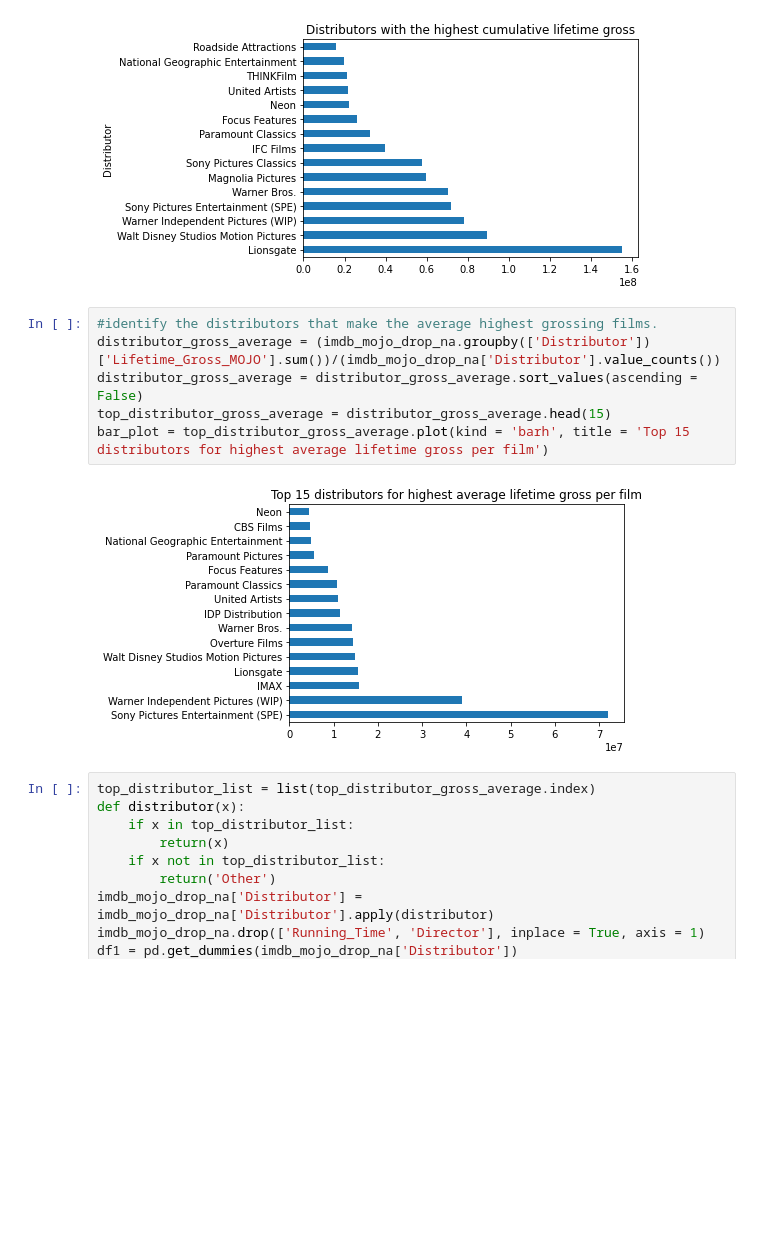
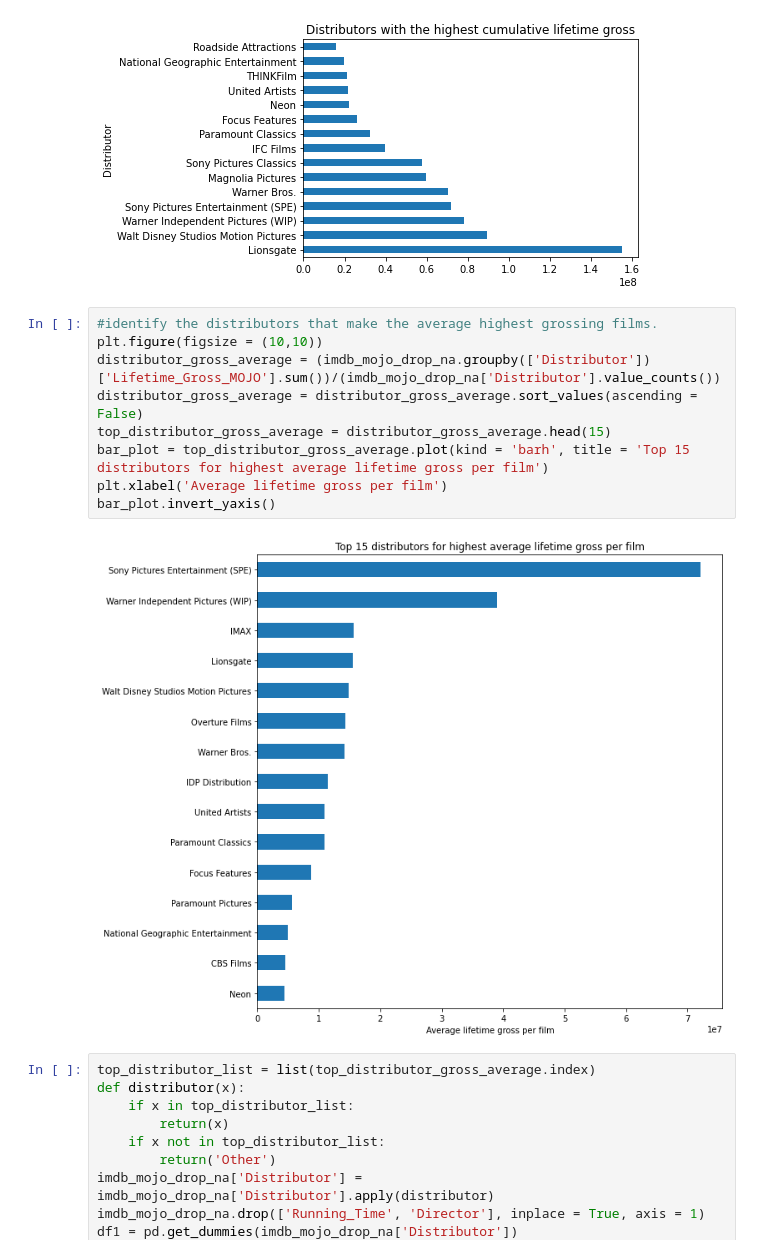
Before and after one commit to chennat811/Project_2, a Jupyter notebook: project_2_Cleaning and EDA.ipynb, the cells around one changed output. Drawn from its saved outputs; the diff is of its cells as text; blank space fills up the shorter version.

```diff
--- a/project_2_Cleaning and EDA.ipynb
+++ b/project_2_Cleaning and EDA.ipynb
@@ -175,12 +175,15 @@ bar_plot = distributor_sorted.plot(kind = 'barh', title = 'Distributors with the
 [figure]
 # %%
 #identify the distributors that make the average highest grossing films.
+plt.figure(figsize = (10,10))
 distributor_gross_average = (imdb_mojo_drop_na.groupby(['Distributor'])['Lifetime_Gross_MOJO'].sum())/(imdb_mojo_drop_na['Distributor'].value_counts())
 distributor_gross_average = distributor_gross_average.sort_values(ascending = False)
 top_distributor_gross_average = distributor_gross_average.head(15)
 bar_plot = top_distributor_gross_average.plot(kind = 'barh', title = 'Top 15 distributors for highest average lifetime gross per film')
+plt.xlabel('Average lifetime gross per film')
+bar_plot.invert_yaxis()
 # %% [output]
-[figure, old version]
+[figure, new version]
 # %%
 top_distributor_list = list(top_distributor_gross_average.index)
 def distributor(x):
```
Also changed, not shown: parts of 2 cells of this notebook, 21 other files.
